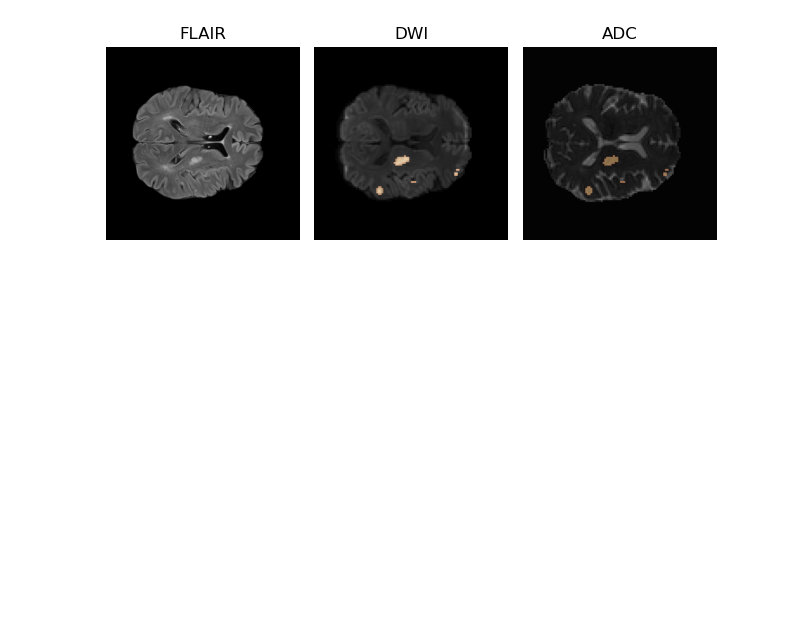
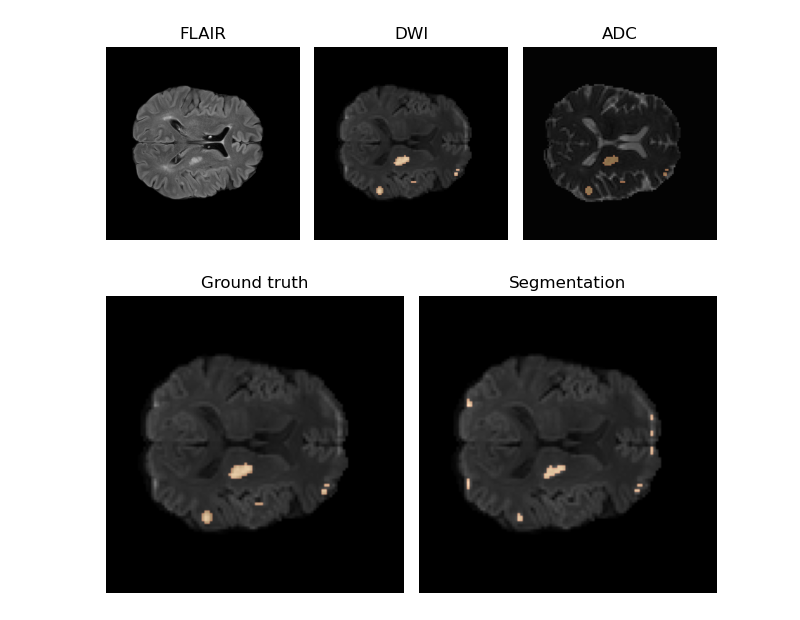
Before and after one commit to Rhydrus/Stroke-Seminario, a Jupyter notebook: src/visualizaton/Visualization.ipynb, the cells around one changed output. Cells and saved outputs as stored; diff of their text form; code cells hidden in the pictures; blank space fills up the shorter version.

```diff
--- a/src/visualizaton/Visualization.ipynb
+++ b/src/visualizaton/Visualization.ipynb
@@ -81,3 +77,26 @@ plt.tight_layout()
 plt.show()
 # %% [output]
 [figure]
+# %%
+# As an example, we'll segment the DWI using a 99th-percentile intensity cutoff.
+dwi_cutoff = np.percentile(dwi_image[dwi_image>0], 99)
+segmented_image = dwi_image > dwi_cutoff
+# %%
+# Lets visualize the segmentation we've created.
+# Show ground truth.
+fig2, (ax1, ax2) = plt.subplots(1, 2)
+
+ax1.imshow(dwi_image[:,:,slice2show], cmap='gray')
+ax1.imshow(mask_image[:,:,slice2show], alpha=0.5, cmap='copper')
+ax1.set_title('Ground truth')
+ax1.set_axis_off()
+
+# Show predicted segmentation.
+ax2.imshow(dwi_image[:,:,slice2show], cmap='gray')
+ax2.imshow(segmented_image[:,:,slice2show], alpha=0.5, cmap='copper')
+ax2.set_title('Segmentation')
+ax2.set_axis_off()
+plt.tight_layout()
+plt.show()
+# %% [output]
+[figure, added]
```
Also changed, not shown: parts of 3 cells of this notebook, 7 other files.
